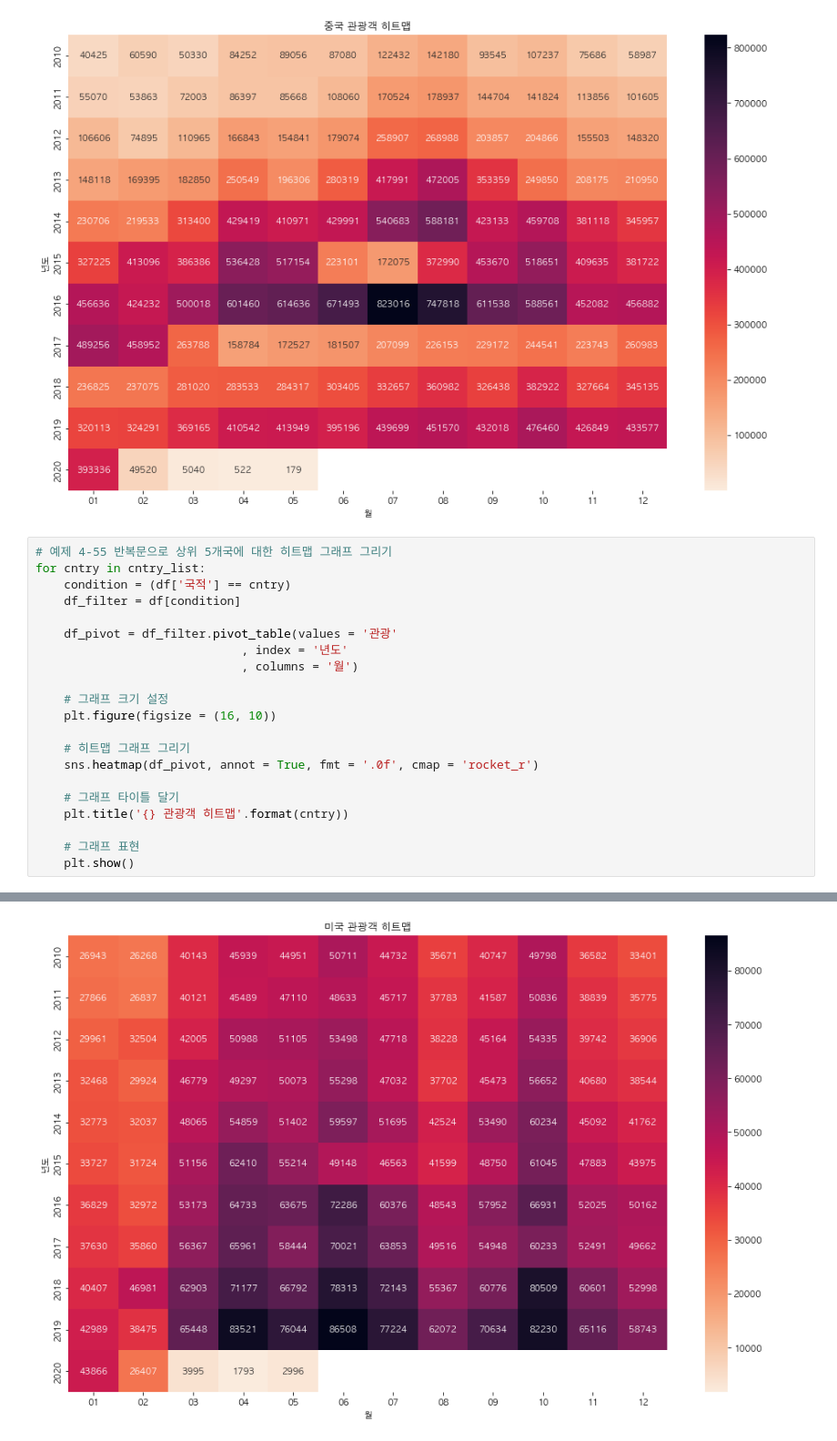
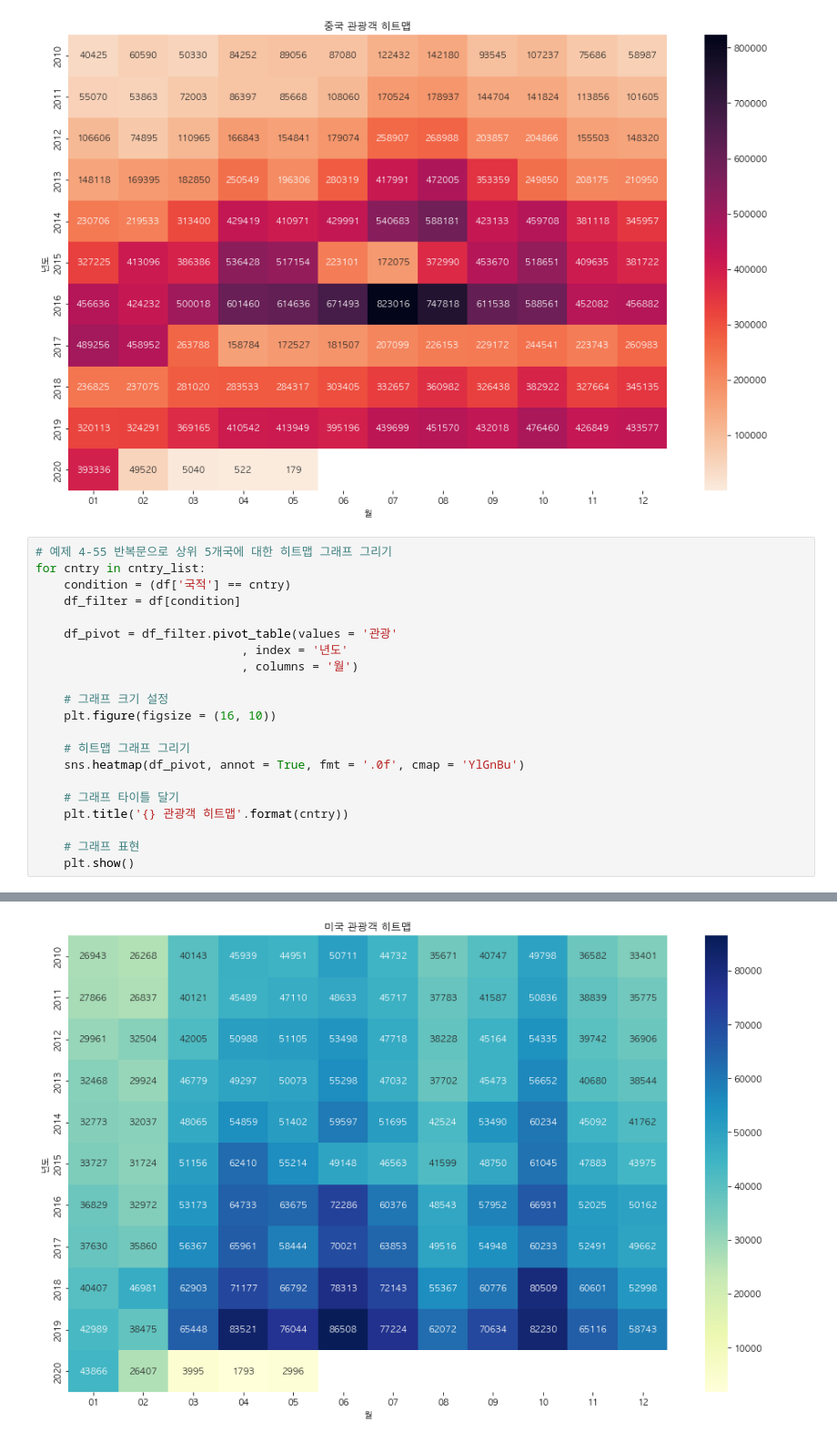
Before and after one commit to LeeJeongWook/Data_Collection-Analysis-Automation, a Jupyter notebook: 3rd_Week_COVID19/4_3_Visulaization.ipynb, the cells around one changed output, grey strips where cells are left out. Shown at 91% size. Saved outputs shown, nothing was run; the diff lists cells and outputs as text.

```diff
--- a/3rd_Week_COVID19/4_3_Visulaization.ipynb
+++ b/3rd_Week_COVID19/4_3_Visulaization.ipynb
@@ -259,7 +259,7 @@ for cntry in cntry_list:
     plt.figure(figsize = (16, 10))
 
     # 히트맵 그래프 그리기
-    sns.heatmap(df_pivot, annot = True, fmt = '.0f', cmap = 'rocket_r')
+    sns.heatmap(df_pivot, annot = True, fmt = '.0f', cmap = 'YlGnBu')
 
     # 그래프 타이틀 달기
     plt.title('{} 관광객 히트맵'.format(cntry))
@@ -273 +273 @@ for cntry in cntry_list:
-[figure, old version]
+[figure, new version]
```
Also changed, not shown: parts of 5 cells of this notebook, 2 other files.
